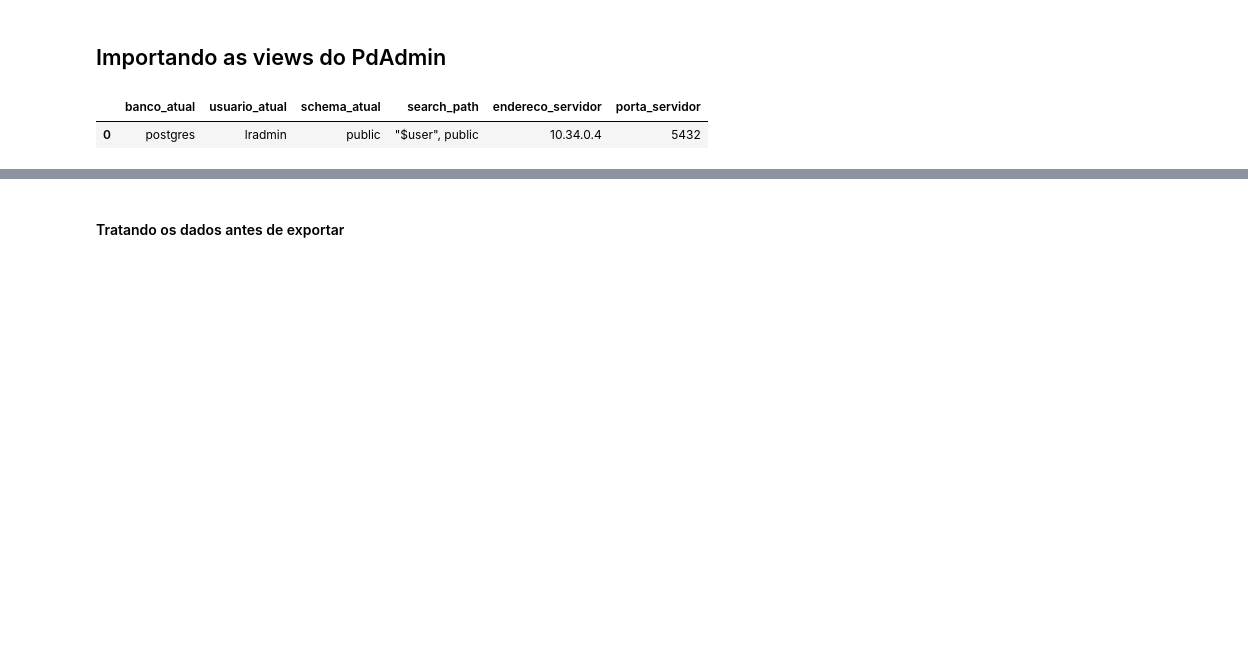
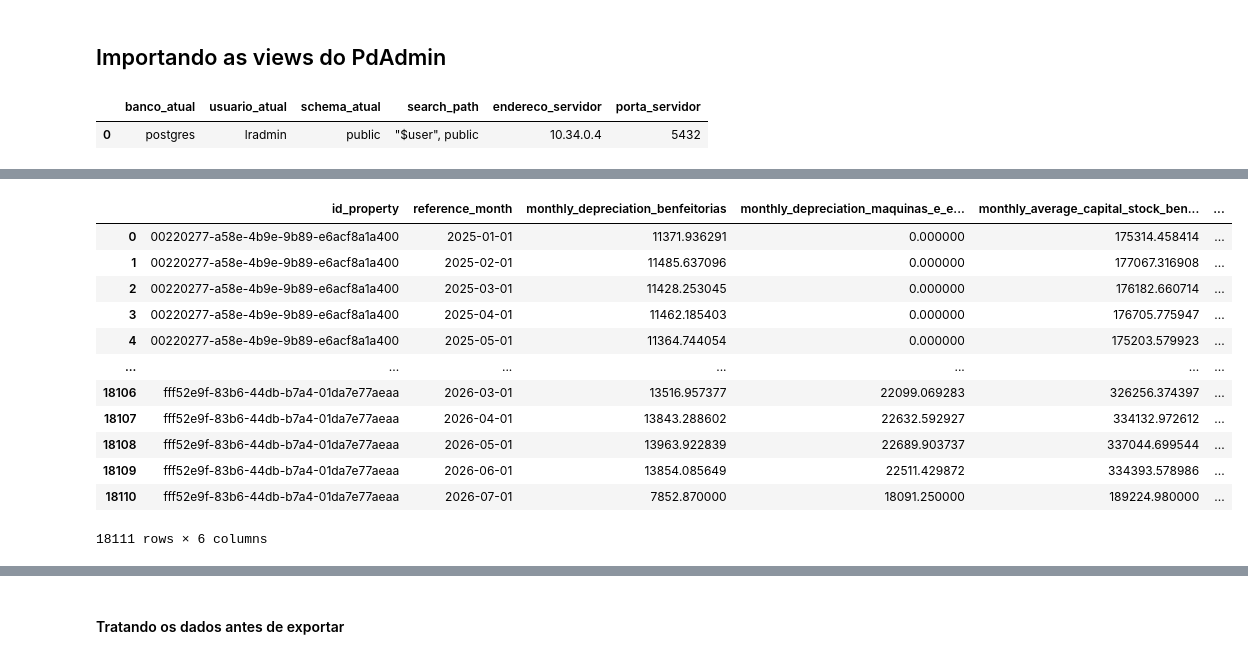
Before and after one commit to noguilhermee/lr-elabore-views, a Jupyter notebook: app/1 - Tratando os dados.ipynb, the cells around one changed output, grey strips where cells are left out. Drawn from its saved outputs; the diff is of its cells as text; code cells hidden in the pictures; blank space fills up the shorter version.

```diff
--- a/app/1 - Tratando os dados.ipynb
+++ b/app/1 - Tratando os dados.ipynb
@@ -267,35 +499,12 @@ display(diagnostico_conexao)
 # %%
-dados_views = {}
-resumo_importacao = []
-
-for nome_view in views:
-    try:
-        print(f"\nImportando {PG_SCHEMA}.{nome_view}...")
-
-        df = importar_view(nome_view=nome_view, engine=engine, schema=PG_SCHEMA, ordenar_por="id_property")
-
-        dados_views[nome_view] = df
-
-        resumo_importacao.append({
-                "view": nome_view,
-                "status": "Importada",
-                "linhas": df.shape[0],
-                "colunas": df.shape[1],
-                "erro": None,
-        })
-
-        print(f"Concluído: {df.shape[0]:,} linhas " f"e {df.shape[1]:,} colunas.")
-
-    except Exception as erro:
-        dados_views[nome_view] = None
-
-        resumo_importacao.append({
-                "view": nome_view,
-                "status": "Erro",
-                "linhas": None,
-                "colunas": None,
-                "erro": str(erro),
-        })
-        print(f"Erro ao importar {nome_view}: {erro}")
+# Cada view recebe um DataFrame próprio para permitir tratamentos específicos.
+df_revenue               = importar_view(nome_view="vw_revenue",               engine=engine, schema=PG_SCHEMA, ordenar_por="id_property")
+df_cattle                = importar_view(nome_view="vw_cattle",                engine=engine, schema=PG_SCHEMA, ordenar_por="id_property")
+df_expense               = importar_view(nome_view="vw_expense",               engine=engine, schema=PG_SCHEMA, ordenar_por="id_property")
+df_feeding               = importar_view(nome_view="vw_feeding",               engine=engine, schema=PG_SCHEMA, ordenar_por="id_property")
+df_labor                 = importar_view(nome_view="vw_labor",                 engine=engine, schema=PG_SCHEMA, ordenar_por="id_property")
+df_own_milk              = importar_view(nome_view="vw_own_milk",              engine=engine, schema=PG_SCHEMA, ordenar_por="id_property")
+df_area                  = importar_view(nome_view="vw_area_history",        engine=engine, schema=PG_SCHEMA, ordenar_por="id_property")
+df_asset_payment_history = importar_view(nome_view="vw_asset_payment_history", engine=engine, schema=PG_SCHEMA, ordenar_por="id_property")
 # %% [output]
 Importando analytics_mart.vw_revenue...
@@ -317,0 +640,16 @@ Concluído: 30,342 linhas e 3 colunas.
+# %%
+df_asset_payment_history_monthly
+# %% [output]
+|  | id_property | reference_month | monthly_depreciation_benfeitorias | monthly_depreciation_maquinas_e_e... | monthly_average_capital_stock_ben... | ... |
+| 0 | 00220277-a58e-4b9e-9b89-e6acf8a1a400 | 2025-01-01 | 11371.936291 | 0.000000 | 175314.458414 | ... |
+| 1 | 00220277-a58e-4b9e-9b89-e6acf8a1a400 | 2025-02-01 | 11485.637096 | 0.000000 | 177067.316908 | ... |
+| 2 | 00220277-a58e-4b9e-9b89-e6acf8a1a400 | 2025-03-01 | 11428.253045 | 0.000000 | 176182.660714 | ... |
+| 3 | 00220277-a58e-4b9e-9b89-e6acf8a1a400 | 2025-04-01 | 11462.185403 | 0.000000 | 176705.775947 | ... |
+| 4 | 00220277-a58e-4b9e-9b89-e6acf8a1a400 | 2025-05-01 | 11364.744054 | 0.000000 | 175203.579923 | ... |
+| ... | ... | ... | ... | ... | ... | ... |
+| 18106 | fff52e9f-83b6-44db-b7a4-01da7e77aeaa | 2026-03-01 | 13516.957377 | 22099.069283 | 326256.374397 | ... |
+| 18107 | fff52e9f-83b6-44db-b7a4-01da7e77aeaa | 2026-04-01 | 13843.288602 | 22632.592927 | 334132.972612 | ... |
+| 18108 | fff52e9f-83b6-44db-b7a4-01da7e77aeaa | 2026-05-01 | 13963.922839 | 22689.903737 | 337044.699544 | ... |
+| 18109 | fff52e9f-83b6-44db-b7a4-01da7e77aeaa | 2026-06-01 | 13854.085649 | 22511.429872 | 334393.578986 | ... |
+| 18110 | fff52e9f-83b6-44db-b7a4-01da7e77aeaa | 2026-07-01 | 7852.870000 | 18091.250000 | 189224.980000 | ... |
+18111 rows × 6 columns
```
Also changed, not shown: parts of 37 cells of this notebook, 12 other files.
